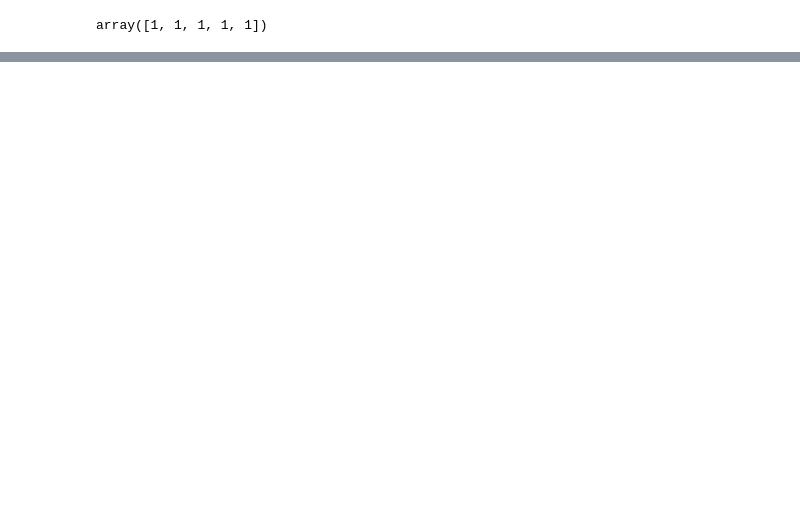
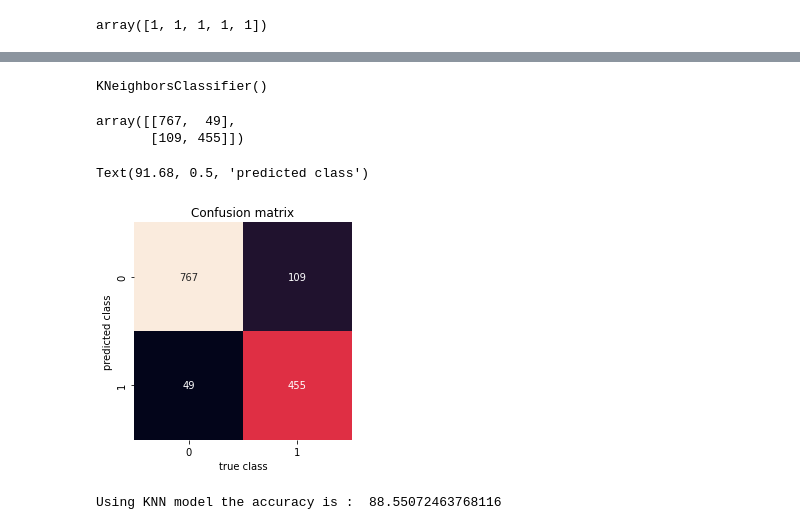
Before and after one commit to AbdulSheffa/Spam-email, a Jupyter notebook: CW_Code.ipynb, the cells around one changed output, grey strips where cells are left out. Drawn from its saved outputs; the diff is of its cells as text; code cells hidden in the pictures; blank space fills up the shorter version.

```diff
--- a/CW_Code.ipynb
+++ b/CW_Code.ipynb
@@ -73,3 +226,0 @@ print(f"X Training: {x_train}\n X Test: {x_test}\n Y Train: {y_train}\n Y Test:
-# %%
-knn = KNeighborsClassifier(n_neighbors = 5)
-knn.fit(x_train,y_train)
@@ -79,0 +227,41 @@ knn.score(x_test, y_test)
+# %%
+# feature scalling
+featureScalling = StandardScaler()
+x_train = featureScalling.fit_transform(x_train)
+x_test = featureScalling.transform(x_test)
+# %%
+# fitting the classifier to the training set
+# k is considered as 5
+from sklearn.neighbors import KNeighborsClassifier
+classifier = KNeighborsClassifier(n_neighbors=5, metric='minkowski', p=2)
+classifier.fit(x_train,y_train)
+# %% [output]
+KNeighborsClassifier()
+# %%
+#predicting test results
+predicted_y = classifier.predict(x_test)
+# %%
+from sklearn.metrics import confusion_matrix
+ConfusionMatrix = confusion_matrix(y_test, predicted_y)
+ConfusionMatrix
+# %% [output]
+array([[767,  49],
+       [109, 455]])
+# %%
+import seaborn as sns
+
+# Visualizing the confusion matrix
+Matrix = confusion_matrix(y_test, predicted_y)
+sns.heatmap(Matrix.T, square=True, annot=True, fmt='d', cbar=False)
+
+plt.title('Confusion matrix')
+plt.xlabel('true class')
+plt.ylabel('predicted class')
+# %% [output]
+Text(91.68, 0.5, 'predicted class')
+[figure, added]
+# %%
+from sklearn.metrics import accuracy_score
+print("Using KNN model the accuracy is : ",accuracy_score(predicted_y,y_test)*100)
+# %% [output]
+Using KNN model the accuracy is :  88.55072463768116
```
Also changed, not shown: parts of 27 cells of this notebook.
